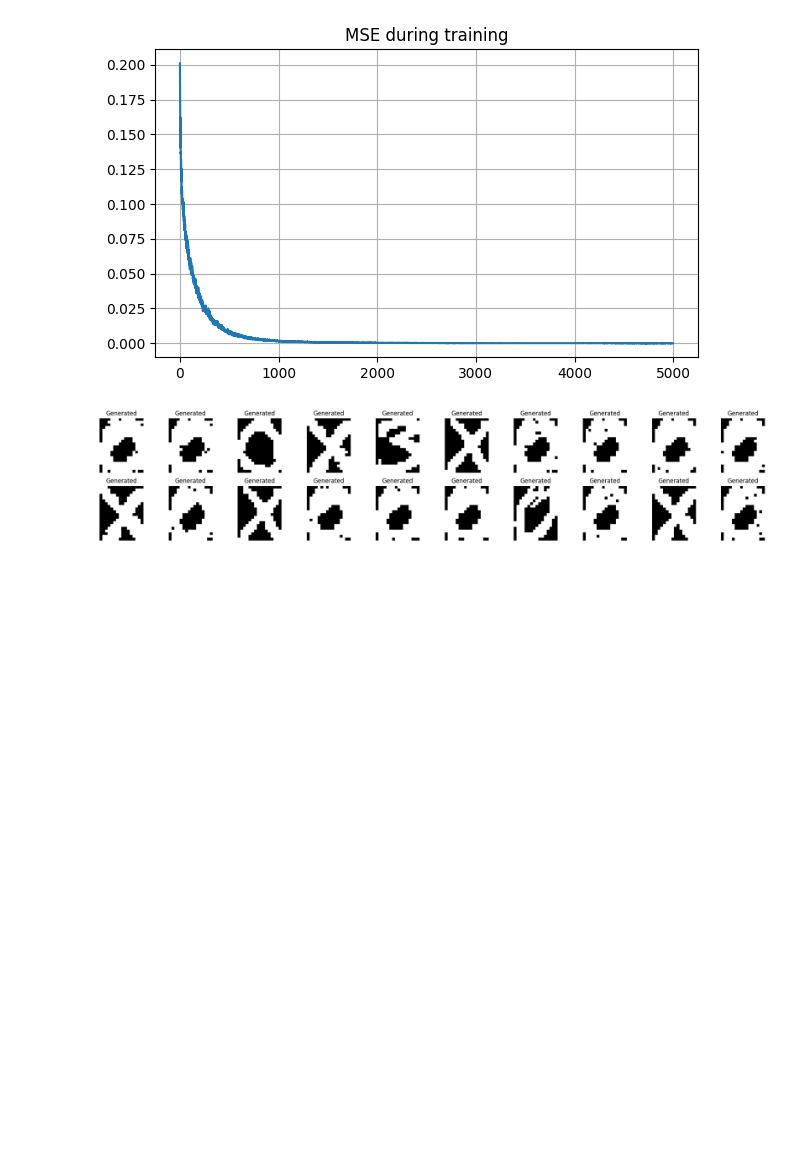
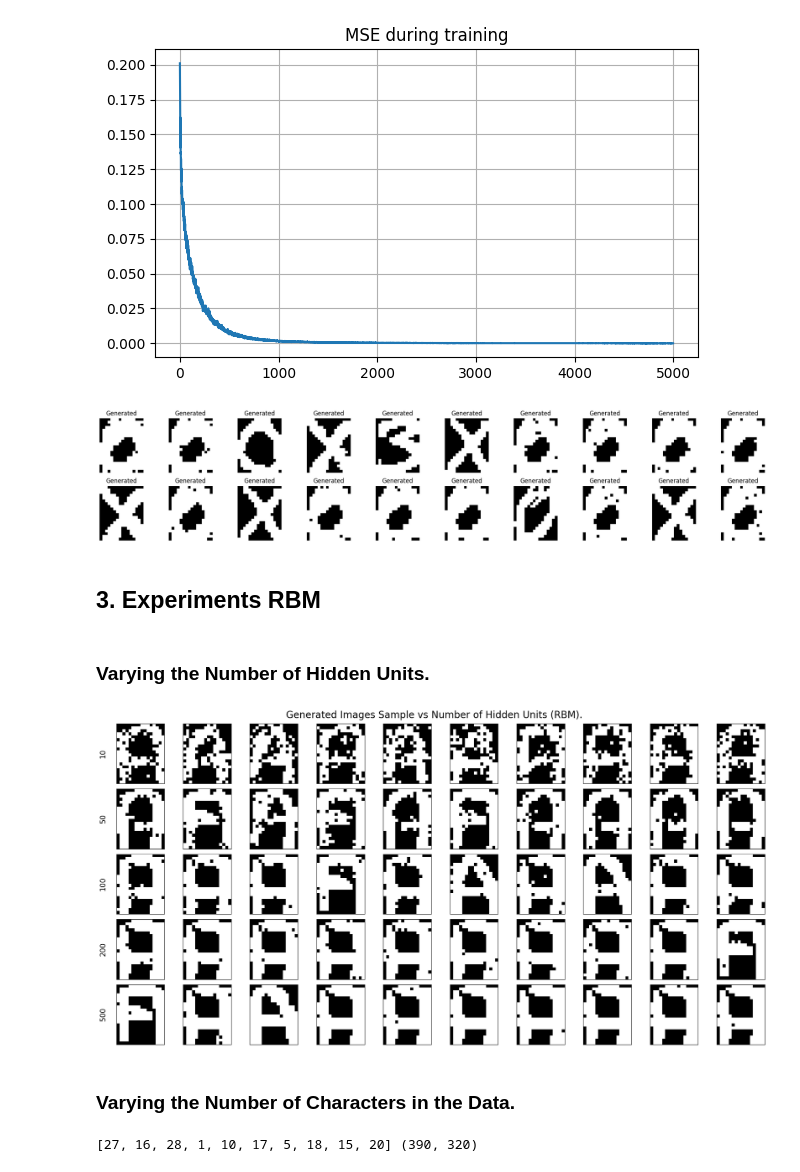
Before and after one commit to Yedson54/DeepLearning2-Project-M2DS, a Jupyter notebook: notebook/rbm_alpha.ipynb, the cells around one changed output. Drawn from its saved outputs; the diff is of its cells as text; code cells hidden in the pictures; blank space fills up the shorter version.

Commit message:
feat: start new rbm experiment

```diff
--- a/notebook/rbm_alpha.ipynb
+++ b/notebook/rbm_alpha.ipynb
@@ -100,3 +103,5 @@ generated_samples = rbm.generate_image(n_samples=20, n_gibbs_steps=2000)
 plot_generated_images(generated_samples)
 # %% [output]
 [figure]
+# %% [markdown]
+## 3. Experiments RBM
@@ -102,0 +127,11 @@ plot_generated_images(generated_samples)
+# %%
+training_args = {
+    "learning_rate": 1e-3,
+    "n_epochs": 3000,
+    "batch_size": 32,
+    "plot_errors": False,
+    "verbose": False
+}
+# train_rbm(["A"], training_args=training_args)
+# %% [markdown]
+### Varying the Number of Hidden Units.
@@ -102,0 +166,37 @@ plot_generated_images(generated_samples)
+# %%
+def plot_images(images_dict, n_samples, reshape, title=None):
+    fig, axs = plt.subplots(len(images_dict), n_samples, figsize=(20, len(images_dict)*2))
+
+    plt.suptitle(title, fontsize=20)
+    for i, (ylabel, images) in enumerate(images_dict.items()):
+        for j in range(n_samples):
+            ax = axs[i, j]
+            ax.imshow(images[j].reshape(*reshape), cmap='gray')
+            ax.set_xticks([])
+            ax.set_yticks([])
+            if j == 0:
+                ax.set_ylabel(f'{ylabel}\n', fontsize=15)
+
+    plt.tight_layout()
+    plt.show()
+
+plot_images(
+    images_dict, n_samples=10, reshape=(20, 16),
+    title="Impact of Number of Hidden Units in RBM on Generated Images."
+)
+# %% [output]
+[figure, added]
+# %% [markdown]
+### Varying the Number of Characters in the Data.
+# %%
+def random_subset_alphadigit(n_chars=10, data=None, use_data=False, random_state=SEED):
+    rng = np.random.default_rng(random_state)
+    random_chars = np.random.choice(list(range(35)), n_chars, replace=False).tolist()
+    data = read_alpha_digit(random_chars, data=alphadigit, use_data=True)
+    return random_chars, data
+
+chars, data = random_subset_alphadigit(10, data=alphadigit, use_data=True)
+print(chars, data.shape)
+assert len(chars) == data.shape[0] / 39
+# %% [output]
+[27, 16, 28, 1, 10, 17, 5, 18, 15, 20] (390, 320)
```
Also changed, not shown: parts of 5 cells of this notebook, 3 other files.
